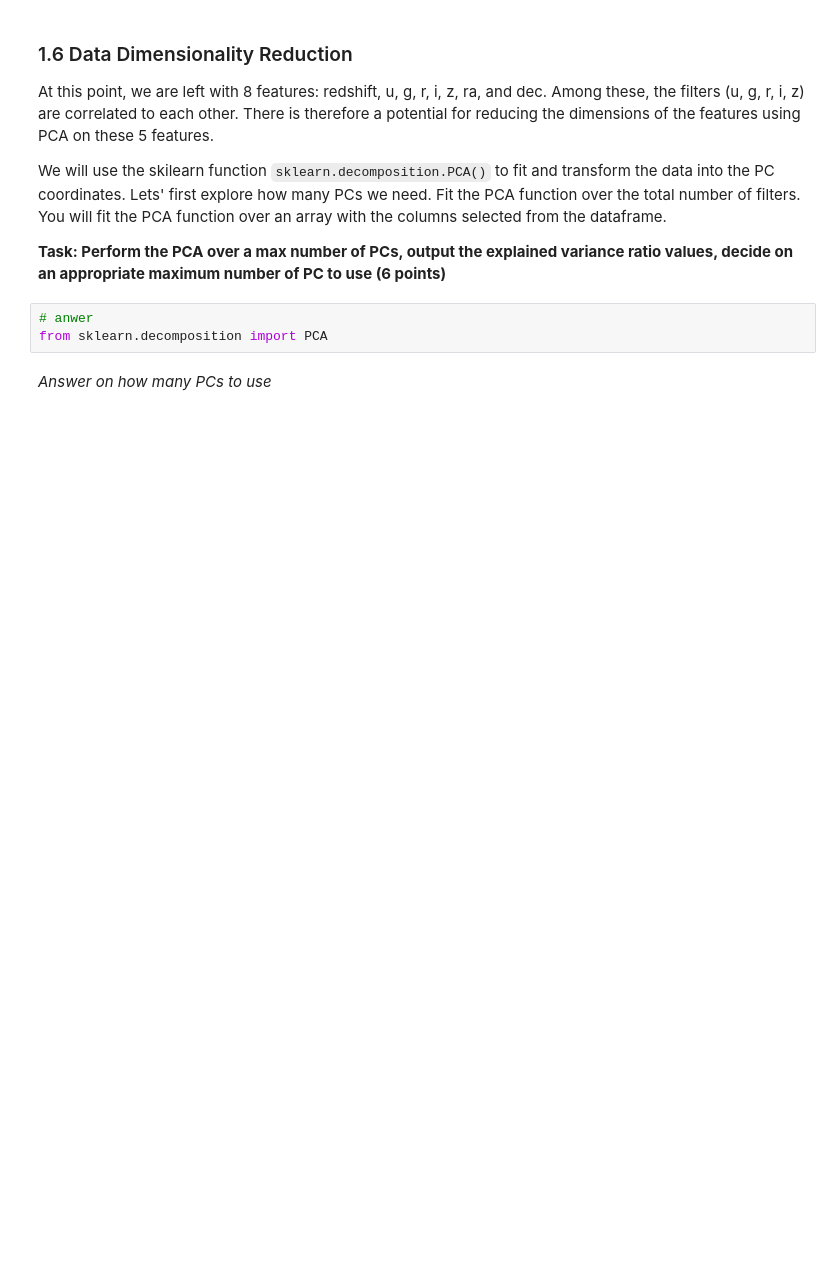
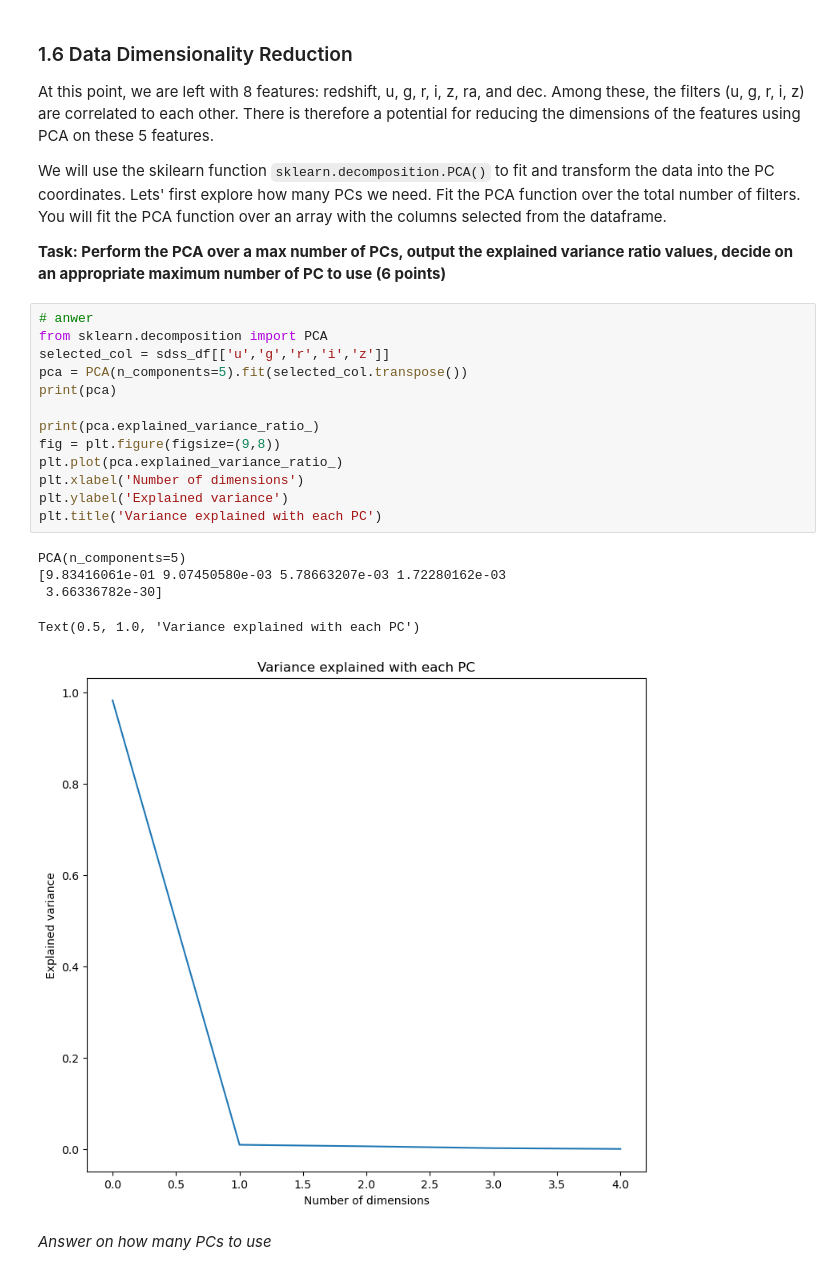
Before and after one commit to UW-ESS-DS/MLGeo2022_wangzy19, a Jupyter notebook: HW7/homework7.ipynb, the cells around one changed output. Drawn from its saved outputs; the diff is of its cells as text; blank space fills up the shorter version.

```diff
--- a/HW7/homework7.ipynb
+++ b/HW7/homework7.ipynb
@@ -320,8 +324,24 @@ At this point, we are left with 8 features: redshift, u, g, r, i, z, ra, and dec
 We will use the skilearn function ``sklearn.decomposition.PCA()`` to fit and transform the data into the PC coordinates. Lets' first explore how many PCs we need. Fit the PCA function over the total number of filters. You will fit the PCA function over an array with the columns selected from the dataframe.
 
 **Task: Perform the PCA over a max number of PCs, output the explained variance ratio values, decide on an appropriate maximum number of PC to use (6 points)**
-# %%
-# anwer
-from sklearn.decomposition import PCA
+# %%
+# anwer
+from sklearn.decomposition import PCA
+selected_col = sdss_df[['u','g','r','i','z']]
+pca = PCA(n_components=5).fit(selected_col.transpose())
+print(pca)
+
+print(pca.explained_variance_ratio_)
+fig = plt.figure(figsize=(9,8))
+plt.plot(pca.explained_variance_ratio_)
+plt.xlabel('Number of dimensions')
+plt.ylabel('Explained variance')
+plt.title('Variance explained with each PC')
+# %% [output]
+PCA(n_components=5)
+[9.83416061e-01 9.07450580e-03 5.78663207e-03 1.72280162e-03
+ 3.66336782e-30]
+Text(0.5, 1.0, 'Variance explained with each PC')
+[figure, added]
 # %% [markdown]
 *Answer on how many PCs to use*
```
Also changed, not shown: parts of 36 cells of this notebook.
